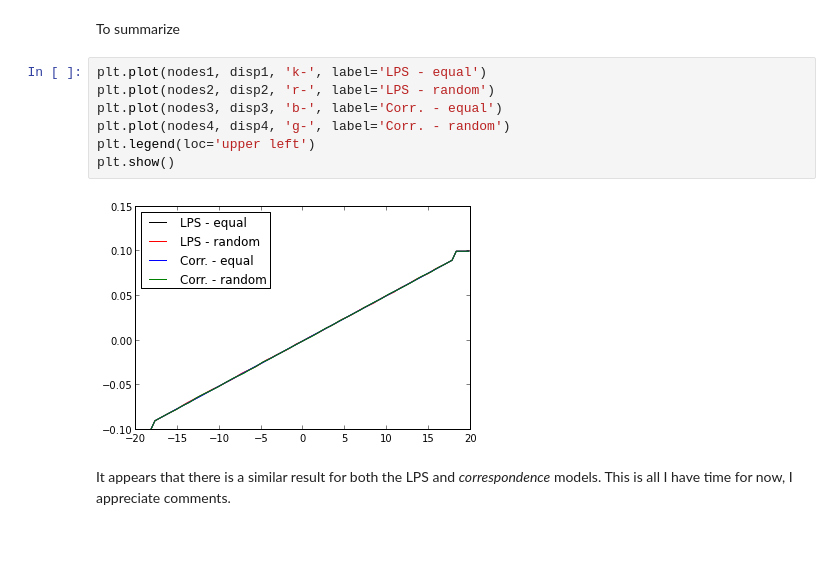
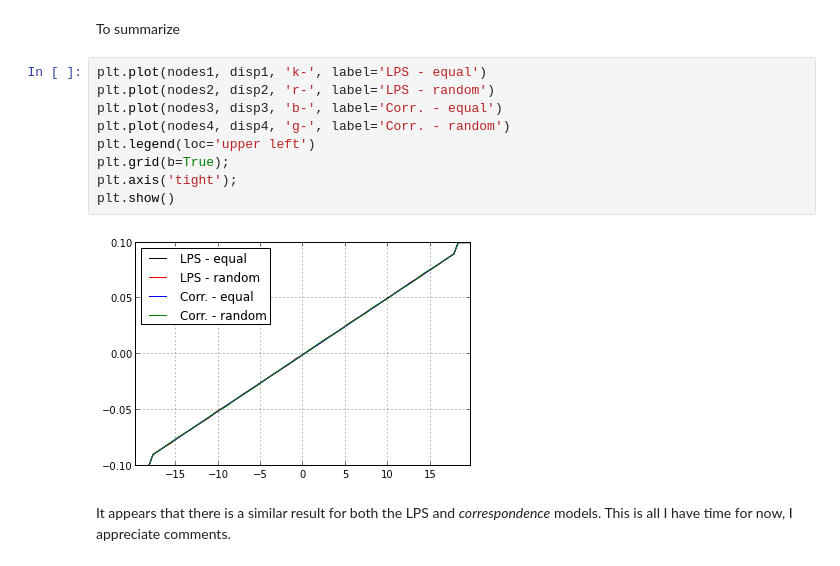
Before and after one commit to johntfoster/1DPDpy, a Jupyter notebook: PD1D.ipynb, the cells around one changed output. Cells and saved outputs as stored; diff of their text form.

Commit message:
Clean up last plot

```diff
--- a/PD1D.ipynb
+++ b/PD1D.ipynb
@@ -229,11 +229,13 @@ To summarize
 # %%
 plt.plot(nodes1, disp1, 'k-', label='LPS - equal')
 plt.plot(nodes2, disp2, 'r-', label='LPS - random')
 plt.plot(nodes3, disp3, 'b-', label='Corr. - equal')
 plt.plot(nodes4, disp4, 'g-', label='Corr. - random')
 plt.legend(loc='upper left')
+plt.grid(b=True);
+plt.axis('tight');
 plt.show()
 # %% [output]
-[figure, old version]
+[figure, new version]
 # %% [markdown]
 It appears that there is a similar result for both the LPS and *correspondence* models.  This is all I have time for now, I appreciate comments.
```
Also changed, not shown: parts of 3 cells of this notebook.
